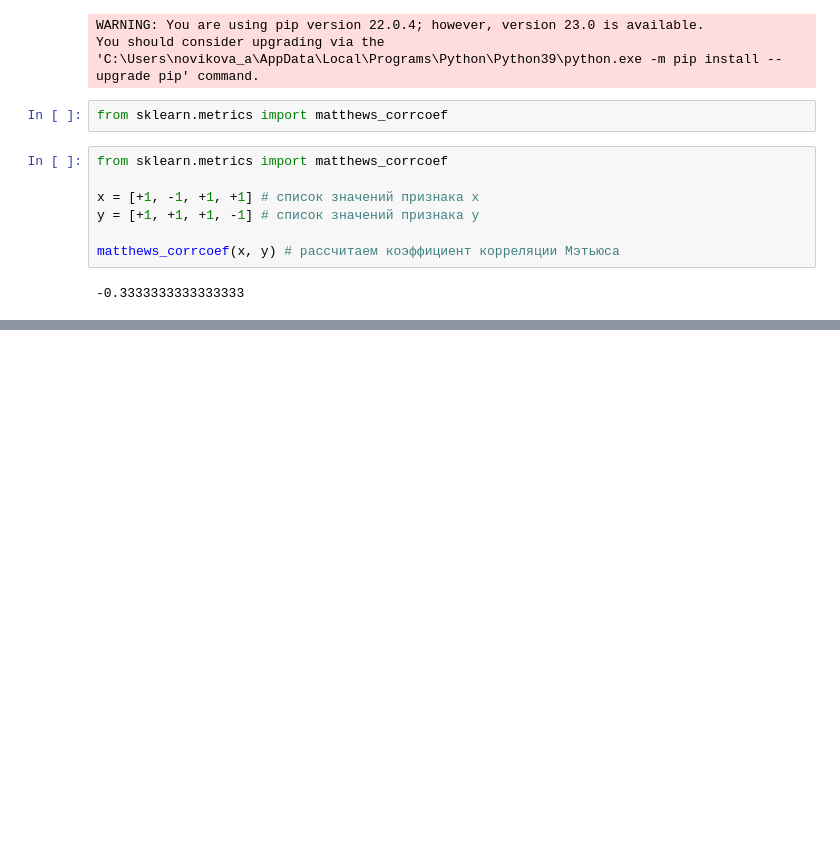
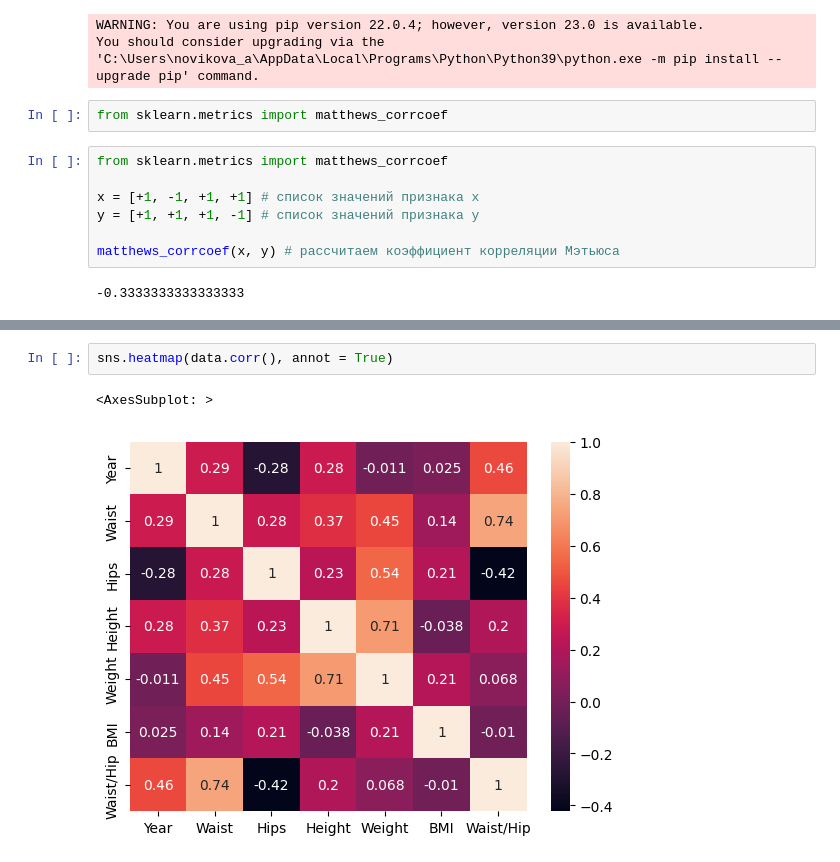
Before and after one commit to sanchopanso92/IDE, a Jupyter notebook: Working_theory/EDA/EDA-2. Математическая статистика в контексте EDA/task.ipynb, the cells around one changed output, grey strips where cells are left out. Cells and saved outputs as stored; diff of their text form; blank space fills up the shorter version.

```diff
--- a/Working_theory/EDA/EDA-2. Математическая статистика в контексте EDA/task.ipynb
+++ b/Working_theory/EDA/EDA-2. Математическая статистика в контексте EDA/task.ipynb
@@ -118,0 +138,5 @@ matthews_corrcoef(x, y) # рассчитаем коэффициент корре
+# %%
+sns.heatmap(data.corr(), annot = True)
+# %% [output]
+<AxesSubplot: >
+[figure, added]
```
Also changed, not shown: parts of 8 cells of this notebook, 7 other files.
